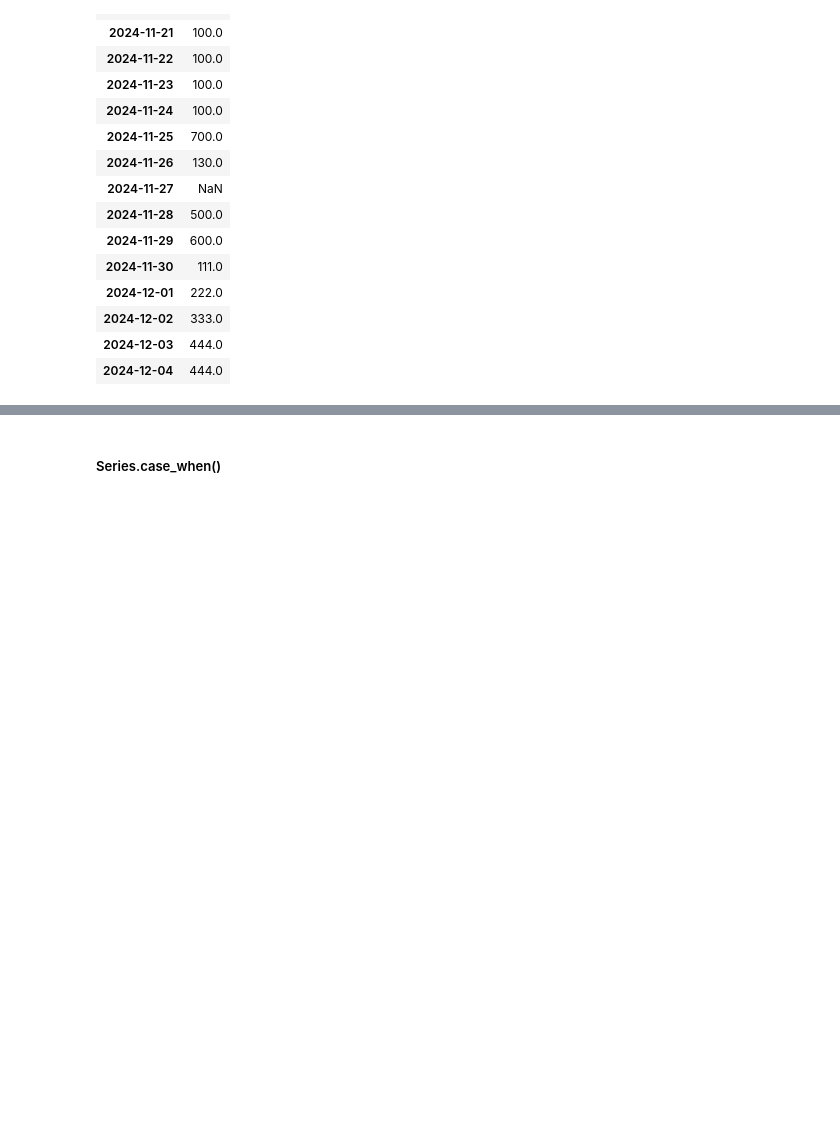
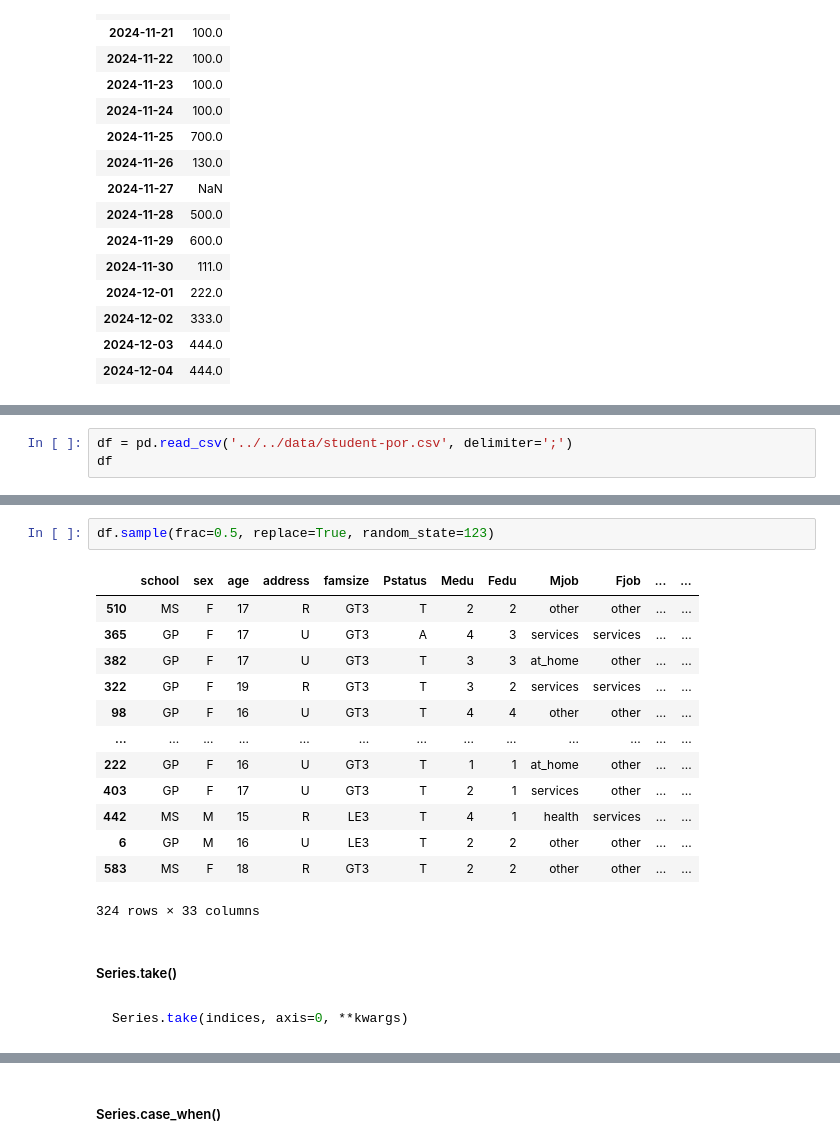
Before and after one commit to rgenius-ru/pandas_lessons, a Jupyter notebook: lessons/Pandas_for_Data_Engineering/part2_new.ipynb, the cells around one changed output, grey strips where cells are left out. Saved outputs shown, nothing was run; the diff lists cells and outputs as text; blank space fills up the shorter version.

````diff
--- a/lessons/Pandas_for_Data_Engineering/part2_new.ipynb
+++ b/lessons/Pandas_for_Data_Engineering/part2_new.ipynb
@@ -3753,0 +3997,3 @@ df.reindex(d_index_2, method='nearest')
+# %%
+df = pd.read_csv('../../data/student-por.csv', delimiter=';')
+df
@@ -3753,0 +4038,22 @@ df.reindex(d_index_2, method='nearest')
+# %%
+df.sample(frac=0.5, replace=True, random_state=123)
+# %% [output]
+|  | school | sex | age | address | famsize | Pstatus | Medu | Fedu | Mjob | Fjob | ... | ... |
+| 510 | MS | F | 17 | R | GT3 | T | 2 | 2 | other | other | ... | ... |
+| 365 | GP | F | 17 | U | GT3 | A | 4 | 3 | services | services | ... | ... |
+| 382 | GP | F | 17 | U | GT3 | T | 3 | 3 | at_home | other | ... | ... |
+| 322 | GP | F | 19 | R | GT3 | T | 3 | 2 | services | services | ... | ... |
+| 98 | GP | F | 16 | U | GT3 | T | 4 | 4 | other | other | ... | ... |
+| ... | ... | ... | ... | ... | ... | ... | ... | ... | ... | ... | ... | ... |
+| 222 | GP | F | 16 | U | GT3 | T | 1 | 1 | at_home | other | ... | ... |
+| 403 | GP | F | 17 | U | GT3 | T | 2 | 1 | services | other | ... | ... |
+| 442 | MS | M | 15 | R | LE3 | T | 4 | 1 | health | services | ... | ... |
+| 6 | GP | M | 16 | U | LE3 | T | 2 | 2 | other | other | ... | ... |
+| 583 | MS | F | 18 | R | GT3 | T | 2 | 2 | other | other | ... | ... |
+324 rows × 33 columns
+# %% [markdown]
+##### Series.take()
+# %% [markdown]
+```python
+Series.take(indices, axis=0, **kwargs)
+```
````
Also changed, not shown: parts of 40 cells of this notebook.
